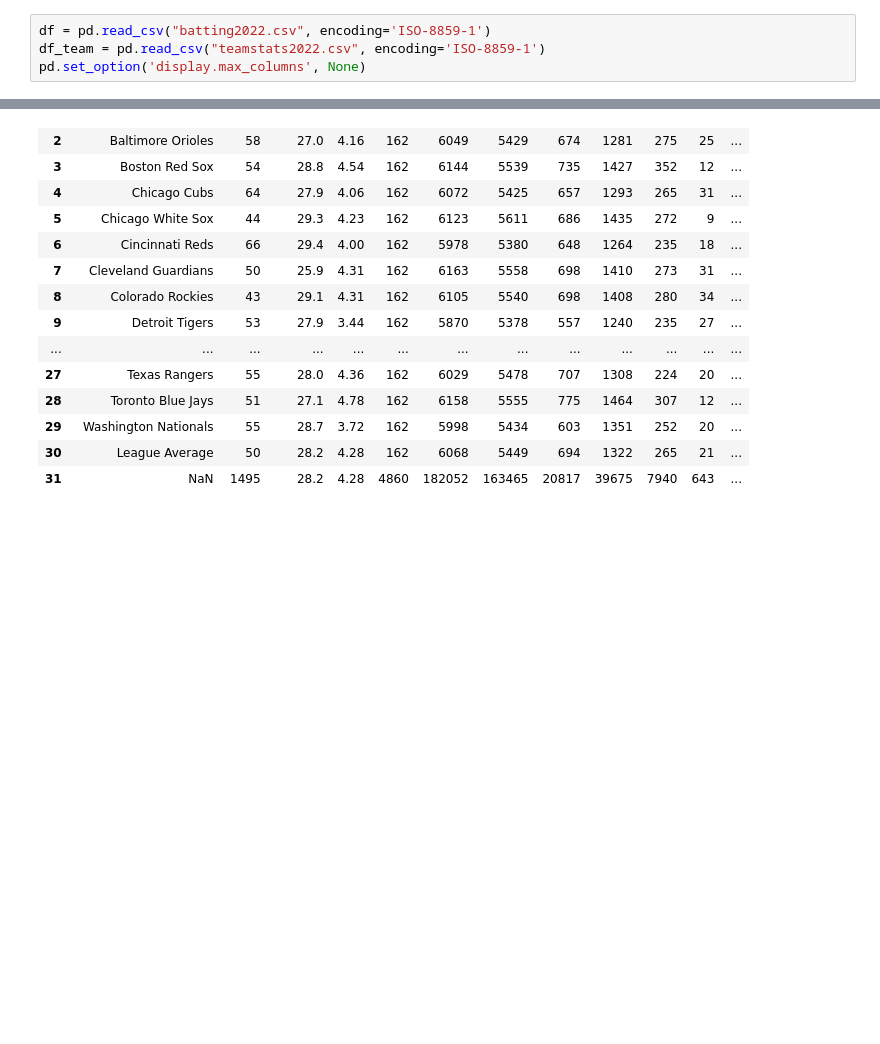
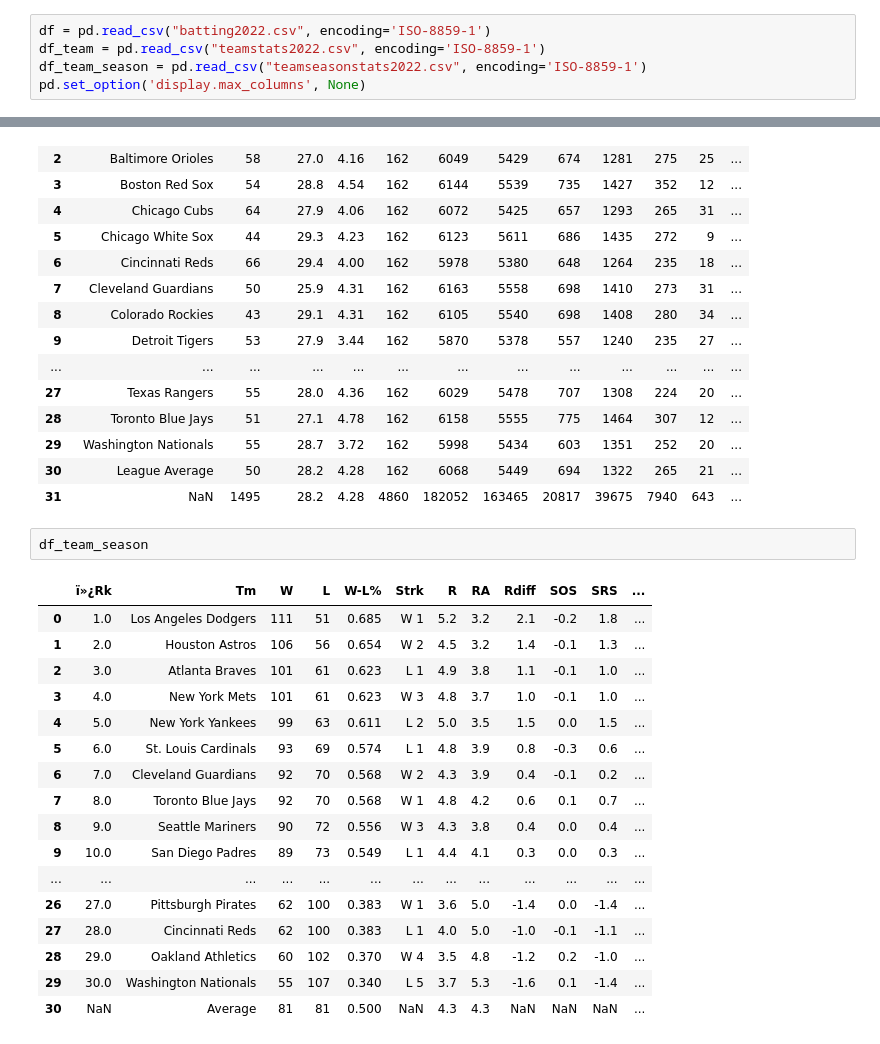
Before and after one commit to imzackadams/BattingAnalysis2022, a Jupyter notebook: Analysis.ipynb, the cells around one changed output, grey strips where cells are left out. Cells and saved outputs as stored; diff of their text form; blank space fills up the shorter version.

```diff
--- a/Analysis.ipynb
+++ b/Analysis.ipynb
@@ -9,6 +9,7 @@ with open('batting2022.csv') as f:
 # %%
 df = pd.read_csv("batting2022.csv", encoding='ISO-8859-1')
 df_team = pd.read_csv("teamstats2022.csv", encoding='ISO-8859-1')
+df_team_season = pd.read_csv("teamseasonstats2022.csv", encoding='ISO-8859-1')
 pd.set_option('display.max_columns', None)
 # %%
 df
@@ -100,3 +101,23 @@ df_team
 | 29 | Washington Nationals | 55 | 28.7 | 3.72 | 162 | 5998 | 5434 | 603 | 1351 | 252 | 20 | ... |
 | 30 | League Average | 50 | 28.2 | 4.28 | 162 | 6068 | 5449 | 694 | 1322 | 265 | 21 | ... |
 | 31 | NaN | 1495 | 28.2 | 4.28 | 4860 | 182052 | 163465 | 20817 | 39675 | 7940 | 643 | ... |
+# %%
+df_team_season
+# %% [output]
+|  | ï»¿Rk | Tm | W | L | W-L% | Strk | R | RA | Rdiff | SOS | SRS | ... |
+| 0 | 1.0 | Los Angeles Dodgers | 111 | 51 | 0.685 | W 1 | 5.2 | 3.2 | 2.1 | -0.2 | 1.8 | ... |
+| 1 | 2.0 | Houston Astros | 106 | 56 | 0.654 | W 2 | 4.5 | 3.2 | 1.4 | -0.1 | 1.3 | ... |
+| 2 | 3.0 | Atlanta Braves | 101 | 61 | 0.623 | L 1 | 4.9 | 3.8 | 1.1 | -0.1 | 1.0 | ... |
+| 3 | 4.0 | New York Mets | 101 | 61 | 0.623 | W 3 | 4.8 | 3.7 | 1.0 | -0.1 | 1.0 | ... |
+| 4 | 5.0 | New York Yankees | 99 | 63 | 0.611 | L 2 | 5.0 | 3.5 | 1.5 | 0.0 | 1.5 | ... |
+| 5 | 6.0 | St. Louis Cardinals | 93 | 69 | 0.574 | L 1 | 4.8 | 3.9 | 0.8 | -0.3 | 0.6 | ... |
+| 6 | 7.0 | Cleveland Guardians | 92 | 70 | 0.568 | W 2 | 4.3 | 3.9 | 0.4 | -0.1 | 0.2 | ... |
+| 7 | 8.0 | Toronto Blue Jays | 92 | 70 | 0.568 | W 1 | 4.8 | 4.2 | 0.6 | 0.1 | 0.7 | ... |
+| 8 | 9.0 | Seattle Mariners | 90 | 72 | 0.556 | W 3 | 4.3 | 3.8 | 0.4 | 0.0 | 0.4 | ... |
+| 9 | 10.0 | San Diego Padres | 89 | 73 | 0.549 | L 1 | 4.4 | 4.1 | 0.3 | 0.0 | 0.3 | ... |
+| ... | ... | ... | ... | ... | ... | ... | ... | ... | ... | ... | ... | ... |
+| 26 | 27.0 | Pittsburgh Pirates | 62 | 100 | 0.383 | W 1 | 3.6 | 5.0 | -1.4 | 0.0 | -1.4 | ... |
+| 27 | 28.0 | Cincinnati Reds | 62 | 100 | 0.383 | L 1 | 4.0 | 5.0 | -1.0 | -0.1 | -1.1 | ... |
+| 28 | 29.0 | Oakland Athletics | 60 | 102 | 0.370 | W 4 | 3.5 | 4.8 | -1.2 | 0.2 | -1.0 | ... |
+| 29 | 30.0 | Washington Nationals | 55 | 107 | 0.340 | L 5 | 3.7 | 5.3 | -1.6 | 0.1 | -1.4 | ... |
+| 30 | NaN | Average | 81 | 81 | 0.500 | NaN | 4.3 | 4.3 | NaN | NaN | NaN | ... |
```
Also changed, not shown: 3 other files.
